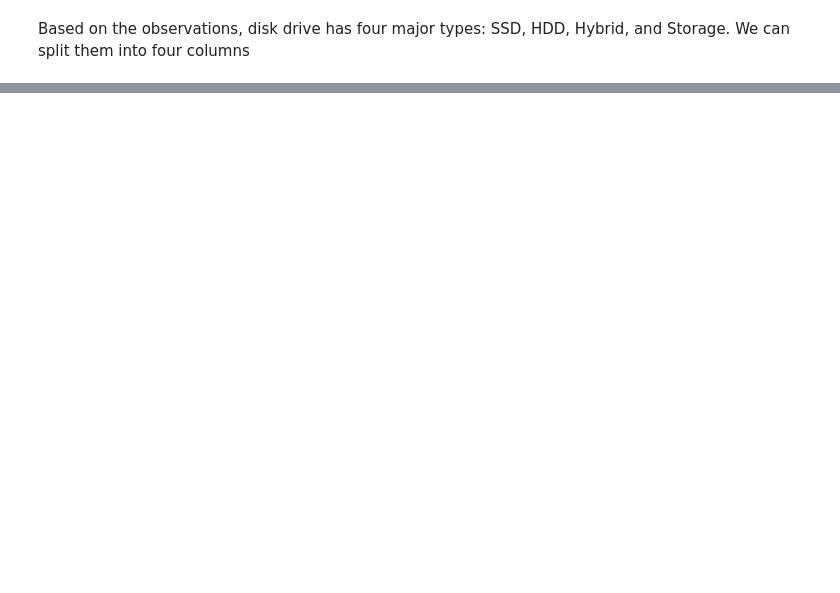
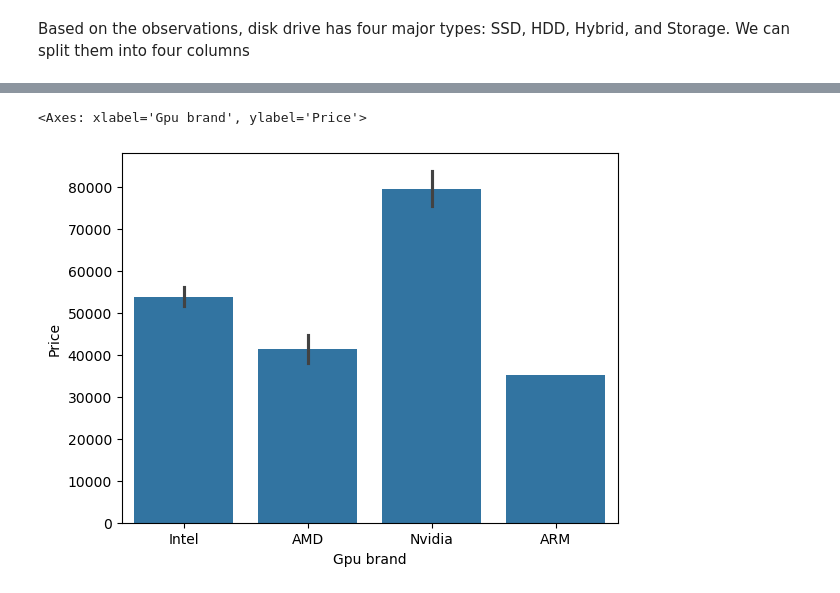
Before and after one commit to charles001203/laptop-price-prediction, a Jupyter notebook: Laptop Price Prediction.ipynb, the cells around one changed output, grey strips where cells are left out. Cells and saved outputs as stored; diff of their text form; code cells hidden in the pictures; blank space fills up the shorter version.

```diff
--- a/Laptop Price Prediction.ipynb
+++ b/Laptop Price Prediction.ipynb
@@ -209,0 +734,5 @@ get_clean_number("512GB SSD ")
+# %%
+sns.barplot(df,x='Gpu brand',y='Price')
+# %% [output]
+<Axes: xlabel='Gpu brand', ylabel='Price'>
+[figure, added]
```
Also changed, not shown: parts of 108 cells of this notebook, 1 other file.
